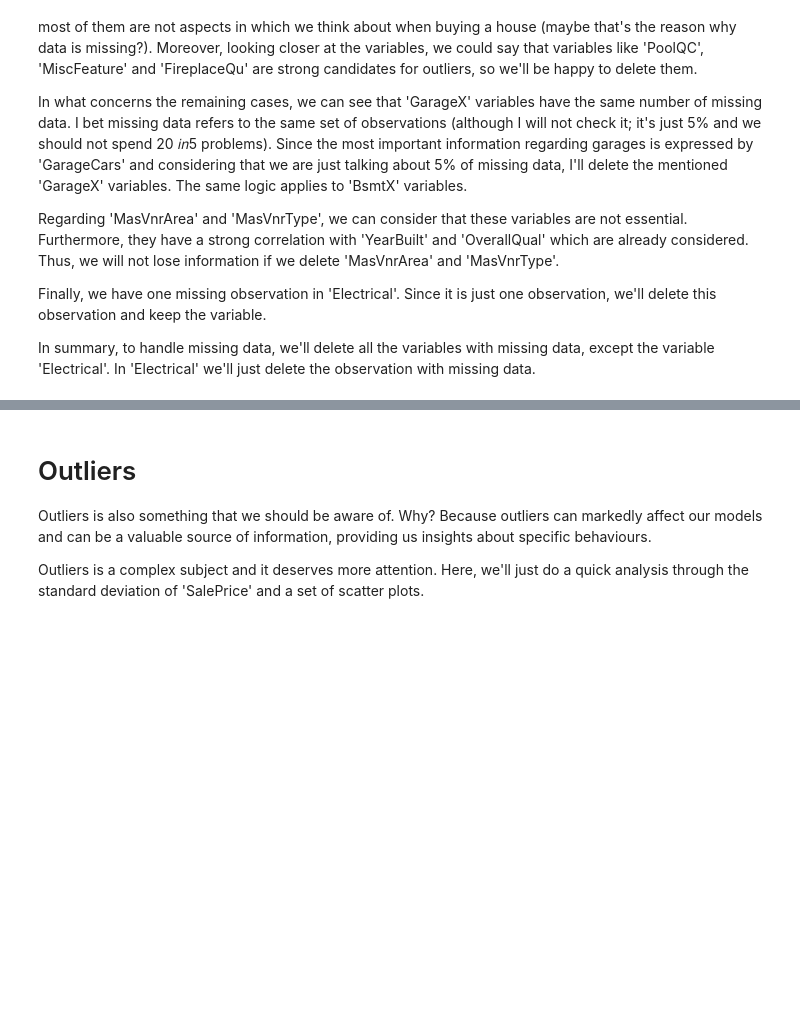
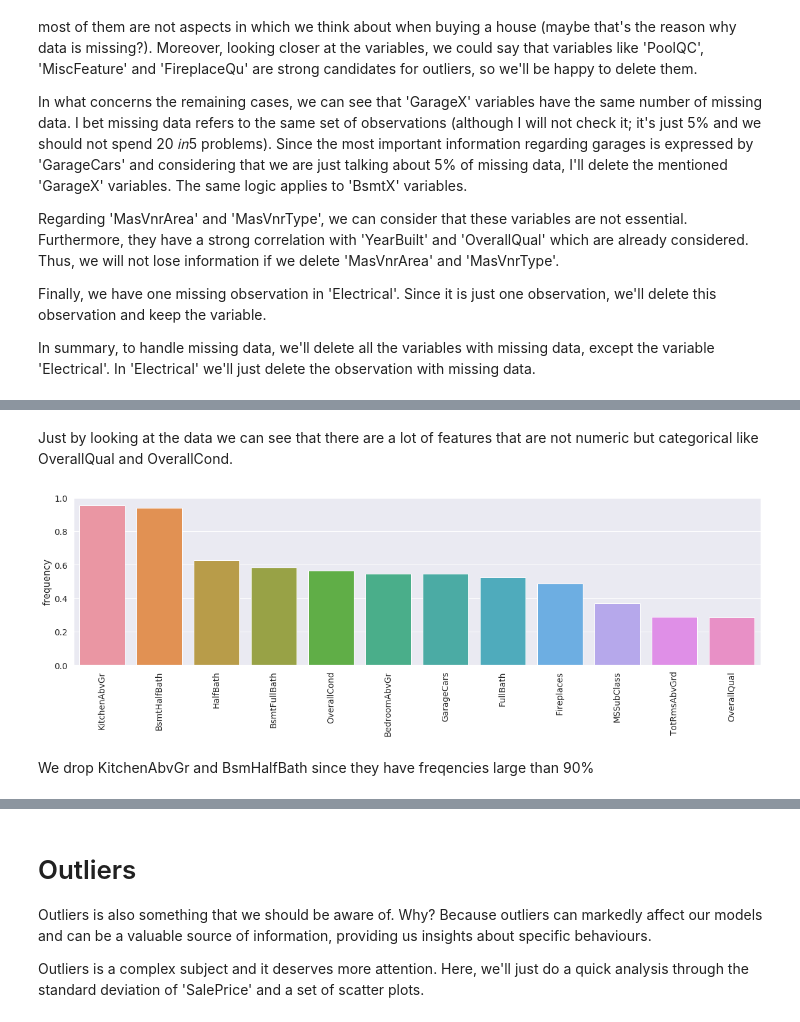
Before and after one commit to anhle/Kaggle, a Jupyter notebook: House_Prices_Advanced_Regression_Techniques/House_Prices_Advanced_Regression_Techniques.ipynb, the cells around one changed output, grey strips where cells are left out. Saved outputs shown, nothing was run; the diff lists cells and outputs as text; code cells hidden in the pictures; blank space fills up the shorter version.

```diff
--- a/House_Prices_Advanced_Regression_Techniques/House_Prices_Advanced_Regression_Techniques.ipynb
+++ b/House_Prices_Advanced_Regression_Techniques/House_Prices_Advanced_Regression_Techniques.ipynb
@@ -288,0 +437,25 @@ Index(['Id', 'MSSubClass', 'MSZoning', 'LotArea', 'Street', 'LotShape',
+# %% [markdown]
+Just by looking at the data we can see that there are a lot of features that are not numeric but categorical like OverallQual and OverallCond.
+# %%
+next_cat_candidates = [
+    "OverallQual", "OverallCond", "MSSubClass", 'BsmtFullBath',
+    'BsmtHalfBath','FullBath', 'HalfBath', 'BedroomAbvGr', 'KitchenAbvGr',
+    'TotRmsAbvGrd', 'Fireplaces', 'GarageCars'
+]
+
+frequencies = []
+for col in next_cat_candidates:
+    overall_freq = df_combined.loc[:, col].value_counts().max() / df_combined.shape[0]
+    frequencies.append([col, overall_freq])
+
+frequencies = np.array(frequencies)
+freq_df = pd.DataFrame(index=frequencies[:,0], data=frequencies[:,1], columns=["frequency"])
+sorted_freq = freq_df.frequency.sort_values(ascending=False)
+
+plt.figure(figsize=(20,5))
+sns.barplot(x=sorted_freq.index[0:30], y=sorted_freq[0:30].astype(np.float))
+plt.xticks(rotation=90);
+# %% [output]
+[figure, added]
+# %% [markdown]
+We drop KitchenAbvGr and BsmHalfBath since they have freqencies large than 90%
```
Also changed, not shown: parts of 66 cells of this notebook.
